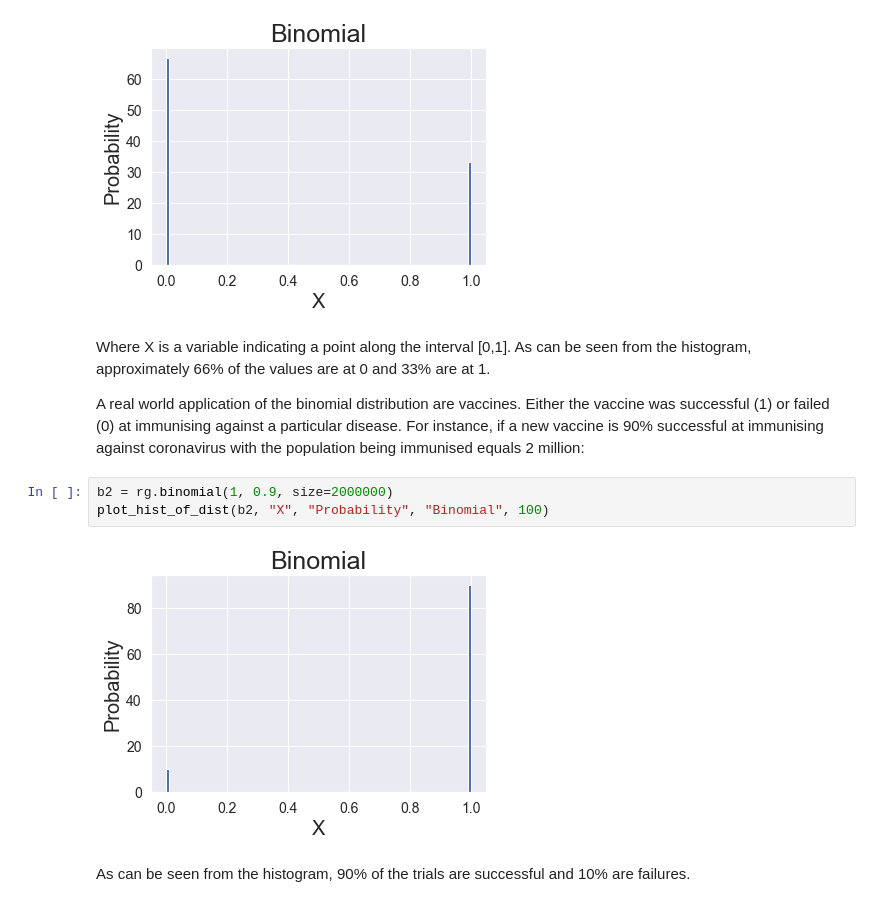
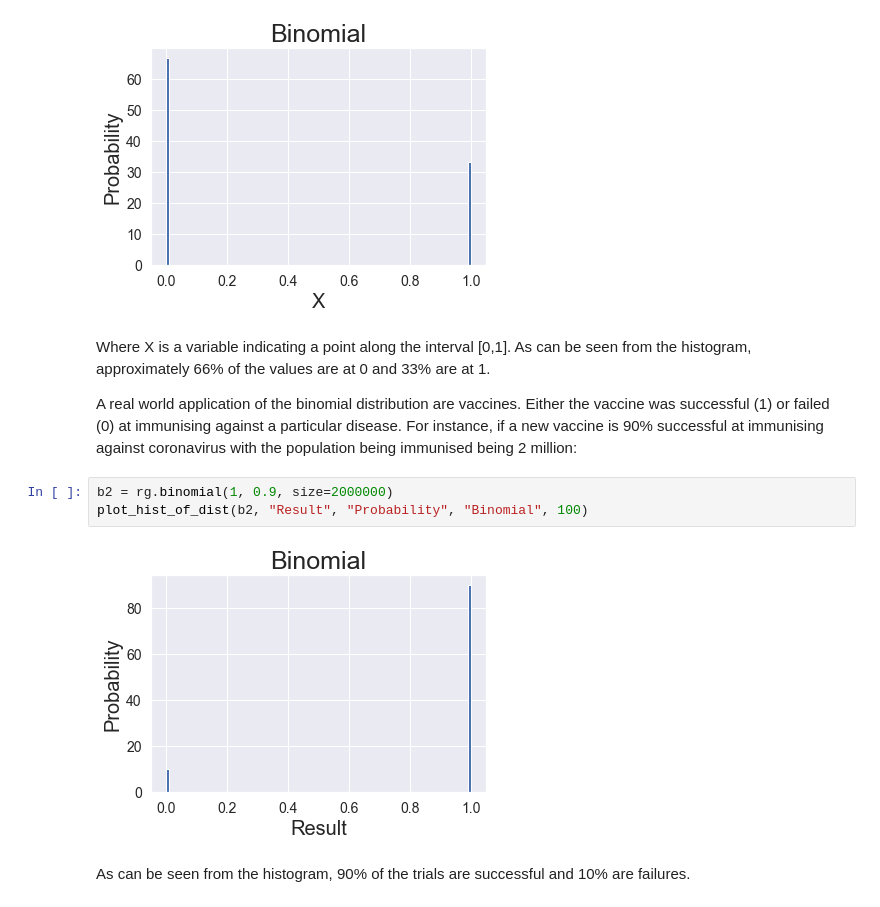
Before and after one commit to AlanQuille/ProgDA_Assignment, a Jupyter notebook: Programming for Data Analysis Assignment 2020.ipynb, the cells around one changed output. Drawn from its saved outputs; the diff is of its cells as text.

```diff
--- a/Programming for Data Analysis Assignment 2020.ipynb
+++ b/Programming for Data Analysis Assignment 2020.ipynb
@@ -175,12 +178,12 @@ plot_hist_of_dist(b, "X", "Probability", "Binomial", 100)
 # %% [markdown]
 Where X is a variable indicating a point along the interval [0,1]. As can be seen from the histogram, approximately 66% of the values are at 0 and 33% are at 1.
 
-A real world application of the binomial distribution are vaccines. Either the vaccine was successful (1) or failed (0) at immunising against a particular disease. For instance, if a new vaccine is 90% successful at immunising against coronavirus with the population being immunised equals 2 million:
+A real world application of the binomial distribution are vaccines. Either the vaccine was successful (1) or failed (0) at immunising against a particular disease. For instance, if a new vaccine is 90% successful at immunising against coronavirus with the population being immunised being 2 million:
 # %%
 b2 = rg.binomial(1, 0.9, size=2000000)
-plot_hist_of_dist(b2, "X", "Probability", "Binomial", 100)
+plot_hist_of_dist(b2, "Result", "Probability", "Binomial", 100)
 # %% [output]
-[figure, old version]
+[figure, new version]
 # %% [markdown]
 As can be seen from the histogram, 90% of the trials are successful and 10% are failures.
 # %% [markdown]
```
Also changed, not shown: parts of 29 cells of this notebook, 1 other file.
